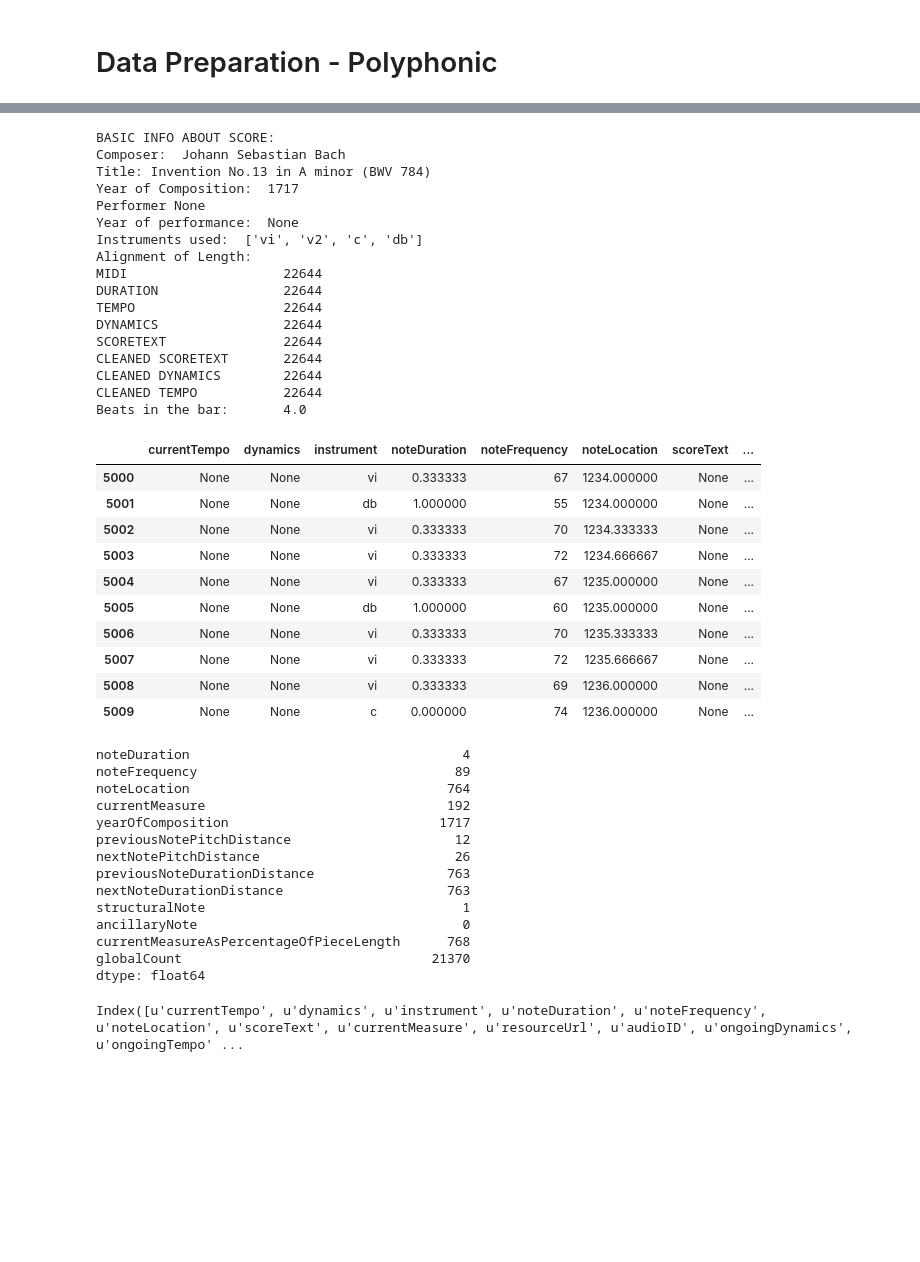
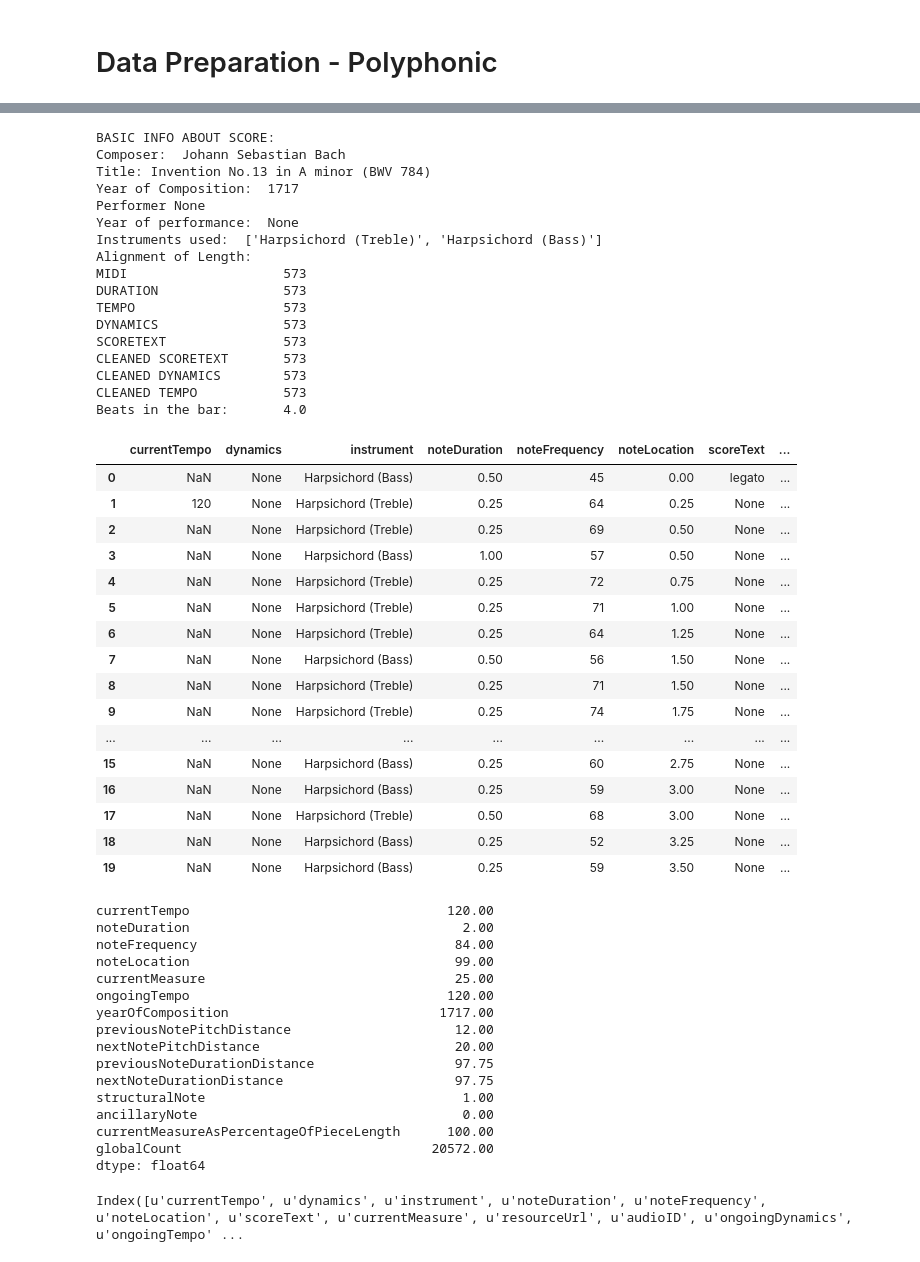
Before and after one commit to jgab3103/phd_code, a Jupyter notebook: Data Preparation-Polyphonic.ipynb, the cells around one changed output, grey strips where cells are left out. Cells and saved outputs as stored; diff of their text form; code cells hidden in the pictures; blank space fills up the shorter version.

```diff
--- a/Data Preparation-Polyphonic.ipynb
+++ b/Data Preparation-Polyphonic.ipynb
@@ -354,8 +352,8 @@ fromXML = CreateRawData(title="Invention No.13 in A minor (BWV 784)",
                   composerName="Johann Sebastian Bach",
                   performerName=None,
                   baseAudioID="JSBInventionNo131717BWV784",
-                  instrumentsOnScore = ['vi', 'v2', 'c', 'db'],
-                  xmlFileString='corpus/Beethoven Quartet No. 7.xml')
+                  instrumentsOnScore = ['Harpsichord (Treble)', 'Harpsichord (Bass)'],
+                  xmlFileString='FinalDataSet/XMLFiles/ClassicalWorks/JSBInventionNo13_1717to1723.xml')
 # %%
 fromXML.extractIntoParts()
 # %%
@@ -371,51 +369,59 @@ Title: Invention No.13 in A minor (BWV 784)
 Year of Composition:  1717
 Performer None
 Year of performance:  None
-Instruments used:  ['vi', 'v2', 'c', 'db']
+Instruments used:  ['Harpsichord (Treble)', 'Harpsichord (Bass)']
 Alignment of Length:
-MIDI                    22644
-DURATION                22644
-TEMPO                   22644
-DYNAMICS                22644
-SCORETEXT               22644
-CLEANED SCORETEXT       22644
-CLEANED DYNAMICS        22644
-CLEANED TEMPO           22644
+MIDI                    573
+DURATION                573
+TEMPO                   573
+DYNAMICS                573
+SCORETEXT               573
+CLEANED SCORETEXT       573
+CLEANED DYNAMICS        573
+CLEANED TEMPO           573
 Beats in the bar:       4.0
 # %%
 fromXMLTwo = fromXML.createDataFrameFromXML()
 # %%
 fromXMLFinalDataset = fromXML.addOtherMetaDataToData(fromXMLTwo)
 # %%
-display(HTML(fromXMLFinalDataset[5000:5010].to_html()))
+display(HTML(fromXMLFinalDataset[0:20].to_html()))
 # %% [output]
 |  | currentTempo | dynamics | instrument | noteDuration | noteFrequency | noteLocation | scoreText | ... |
-| 5000 | None | None | vi | 0.333333 | 67 | 1234.000000 | None | ... |
-| 5001 | None | None | db | 1.000000 | 55 | 1234.000000 | None | ... |
-| 5002 | None | None | vi | 0.333333 | 70 | 1234.333333 | None | ... |
-| 5003 | None | None | vi | 0.333333 | 72 | 1234.666667 | None | ... |
-| 5004 | None | None | vi | 0.333333 | 67 | 1235.000000 | None | ... |
-| 5005 | None | None | db | 1.000000 | 60 | 1235.000000 | None | ... |
-| 5006 | None | None | vi | 0.333333 | 70 | 1235.333333 | None | ... |
-| 5007 | None | None | vi | 0.333333 | 72 | 1235.666667 | None | ... |
-| 5008 | None | None | vi | 0.333333 | 69 | 1236.000000 | None | ... |
-| 5009 | None | None | c | 0.000000 | 74 | 1236.000000 | None | ... |
+| 0 | NaN | None | Harpsichord (Bass) | 0.50 | 45 | 0.00 | legato | ... |
+| 1 | 120 | None | Harpsichord (Treble) | 0.25 | 64 | 0.25 | None | ... |
+| 2 | NaN | None | Harpsichord (Treble) | 0.25 | 69 | 0.50 | None | ... |
+| 3 | NaN | None | Harpsichord (Bass) | 1.00 | 57 | 0.50 | None | ... |
+| 4 | NaN | None | Harpsichord (Treble) | 0.25 | 72 | 0.75 | None | ... |
+| 5 | NaN | None | Harpsichord (Treble) | 0.25 | 71 | 1.00 | None | ... |
+| 6 | NaN | None | Harpsichord (Treble) | 0.25 | 64 | 1.25 | None | ... |
+| 7 | NaN | None | Harpsichord (Bass) | 0.50 | 56 | 1.50 | None | ... |
+| 8 | NaN | None | Harpsichord (Treble) | 0.25 | 71 | 1.50 | None | ... |
+| 9 | NaN | None | Harpsichord (Treble) | 0.25 | 74 | 1.75 | None | ... |
+| ... | ... | ... | ... | ... | ... | ... | ... | ... |
+| 15 | NaN | None | Harpsichord (Bass) | 0.25 | 60 | 2.75 | None | ... |
+| 16 | NaN | None | Harpsichord (Bass) | 0.25 | 59 | 3.00 | None | ... |
+| 17 | NaN | None | Harpsichord (Treble) | 0.50 | 68 | 3.00 | None | ... |
+| 18 | NaN | None | Harpsichord (Bass) | 0.25 | 52 | 3.25 | None | ... |
+| 19 | NaN | None | Harpsichord (Bass) | 0.25 | 59 | 3.50 | None | ... |
 # %%
 fromXMLFinalDataset.max()
 # %% [output]
-noteDuration                                   4
-noteFrequency                                 89
-noteLocation                                 764
-currentMeasure                               192
-yearOfComposition                           1717
-previousNotePitchDistance                     12
-nextNotePitchDistance                         26
-previousNoteDurationDistance                 763
-nextNoteDurationDistance                     763
-structuralNote                                 1
-ancillaryNote                                  0
-currentMeasureAsPercentageOfPieceLength      768
-globalCount                                21370
+currentTempo                                 120.00
+noteDuration                                   2.00
+noteFrequency                                 84.00
+noteLocation                                  99.00
+currentMeasure                                25.00
+ongoingTempo                                 120.00
+yearOfComposition                           1717.00
+previousNotePitchDistance                     12.00
+nextNotePitchDistance                         20.00
+previousNoteDurationDistance                  97.75
+nextNoteDurationDistance                      97.75
+structuralNote                                 1.00
+ancillaryNote                                  0.00
+currentMeasureAsPercentageOfPieceLength      100.00
+globalCount                                20572.00
 dtype: float64
 # %%
 #fromXMLFinalDataset.to_json(orient='records', path_or_buf='beethovenStringQuartet3.json')
```
Also changed, not shown: parts of 1 cell of this notebook.
